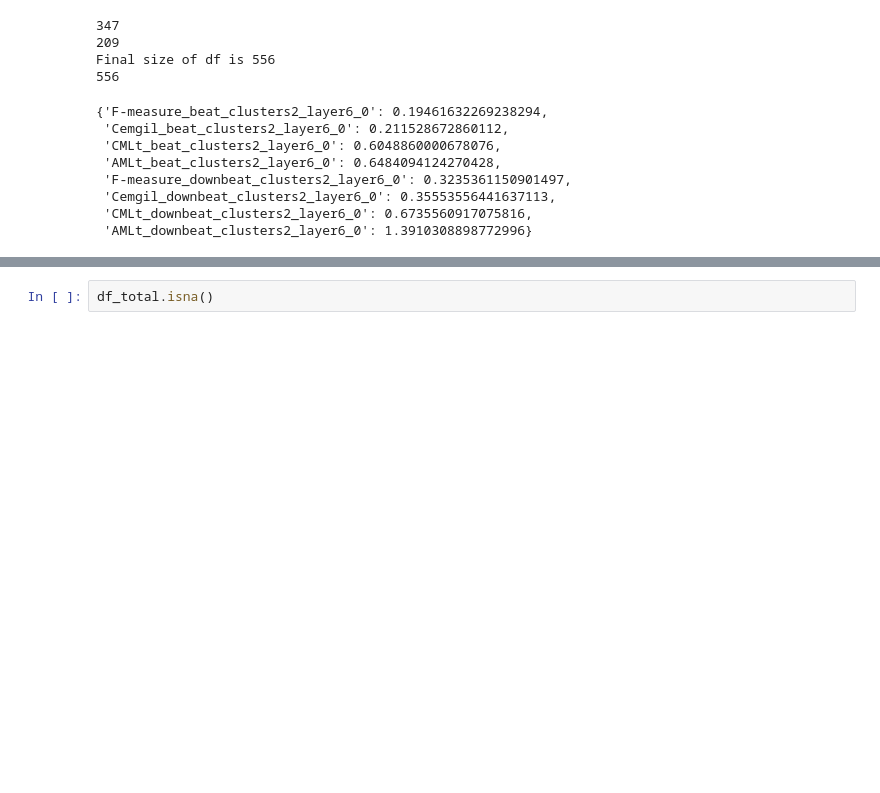
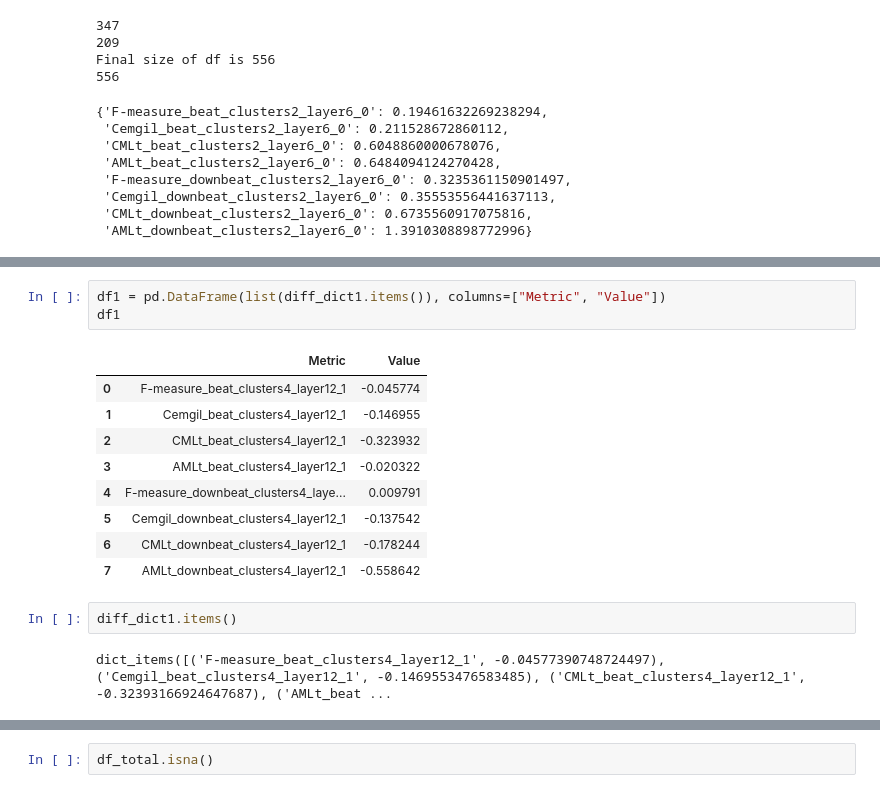
Before and after one commit to PulyaPolya/beat_this, a Jupyter notebook: results_evaluation.ipynb, the cells around one changed output, grey strips where cells are left out. Saved outputs shown, nothing was run; the diff lists cells and outputs as text; blank space fills up the shorter version.

```diff
--- a/results_evaluation.ipynb
+++ b/results_evaluation.ipynb
@@ -150,0 +197,17 @@ Final size of df is 556
+# %%
+df1 = pd.DataFrame(list(diff_dict1.items()), columns=["Metric", "Value"])
+df1
+# %% [output]
+|  | Metric | Value |
+| 0 | F-measure_beat_clusters4_layer12_1 | -0.045774 |
+| 1 | Cemgil_beat_clusters4_layer12_1 | -0.146955 |
+| 2 | CMLt_beat_clusters4_layer12_1 | -0.323932 |
+| 3 | AMLt_beat_clusters4_layer12_1 | -0.020322 |
+| 4 | F-measure_downbeat_clusters4_laye... | 0.009791 |
+| 5 | Cemgil_downbeat_clusters4_layer12_1 | -0.137542 |
+| 6 | CMLt_downbeat_clusters4_layer12_1 | -0.178244 |
+| 7 | AMLt_downbeat_clusters4_layer12_1 | -0.558642 |
+# %%
+diff_dict1.items()
+# %% [output]
+dict_items([('F-measure_beat_clusters4_layer12_1', -0.04577390748724497), ('Cemgil_beat_clusters4_layer12_1', -0.1469553476583485), ('CMLt_beat_clusters4_layer12_1', -0.32393166924647687), ('AMLt_beat ...
```
Also changed, not shown: parts of 9 cells of this notebook.
